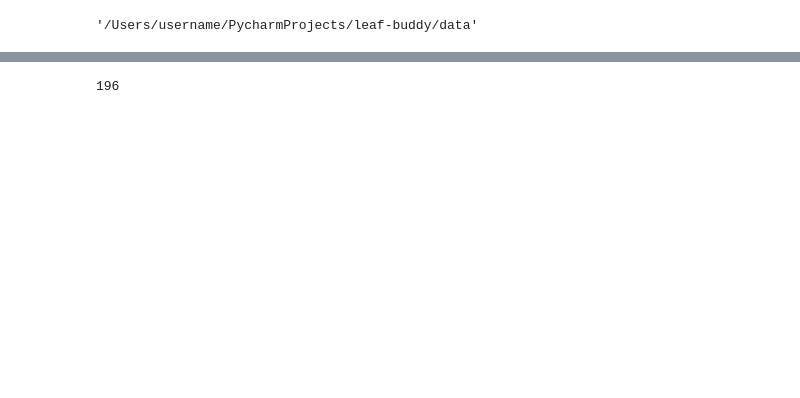
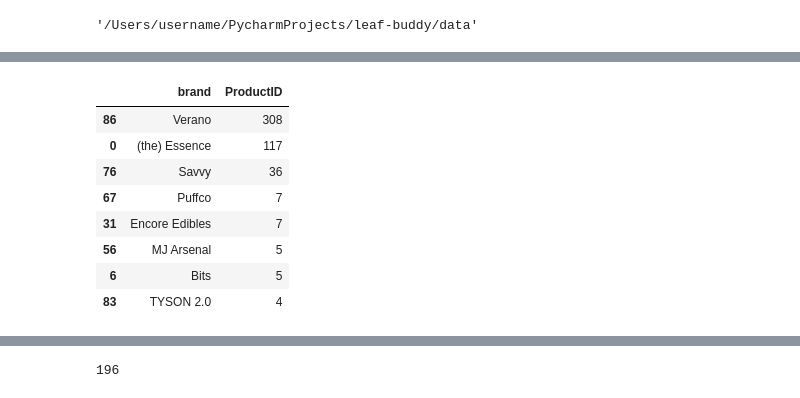
Before and after one commit to aleksandr-dzhumurat/leaf-buddy, a Jupyter notebook: jupyter_notebooks/eda.ipynb, the cells around one changed output, grey strips where cells are left out. Saved outputs shown, nothing was run; the diff lists cells and outputs as text; code cells hidden in the pictures; blank space fills up the shorter version.

```diff
--- a/jupyter_notebooks/eda.ipynb
+++ b/jupyter_notebooks/eda.ipynb
@@ -240,3 +280,26 @@ effects []
 | 0 | 3679 | 🔥Hot Deals🔥 | 141135 | Concord Grape RSO Soft Chews | Each Encore RSO Soft Chew provide... | [https://media.sweedpos.com/store... | Edibles | RSO Soft Chews | ... |
 | 1 | 3679 | 🔥Hot Deals🔥 | 141416 | Sour Black Cherry RSO Soft Chews | The chewy chart-toppers. Sugary s... | [https://media.sweedpos.com/store... | Edibles | RSO Soft Chews | ... |
 | 2 | 3679 | 🔥Hot Deals🔥 | 141254 | Mango RSO Soft Chews | Each Encore RSO Soft Chew provide... | [https://media.sweedpos.com/store... | Edibles | RSO Soft Chews | ... |
+# %%
+def brand_stat(input_df, group_col, count_col, min_num_entries = None):
+    brands_df = (
+        input_df
+        .groupby([group_col])[count_col].count()
+        .reset_index()
+        .sort_values(by=count_col, ascending=False)
+    )
+    if min_num_entries is not None:
+        brands_df = brands_df.query(f'{count_col} > {min_num_entries}')
+    return brands_df
+sweed_x_leafly_bands_df = brand_stat(ecom_catalog_prepared_df, 'brand', 'ProductID', min_num_entries=3)
+sweed_x_leafly_bands_df.head(10)
+# %% [output]
+|  | brand | ProductID |
+| 86 | Verano | 308 |
+| 0 | (the) Essence | 117 |
+| 76 | Savvy | 36 |
+| 67 | Puffco | 7 |
+| 31 | Encore Edibles | 7 |
+| 56 | MJ Arsenal | 5 |
+| 6 | Bits | 5 |
+| 83 | TYSON 2.0 | 4 |
```
Also changed, not shown: parts of 26 cells of this notebook, 3 other files.
